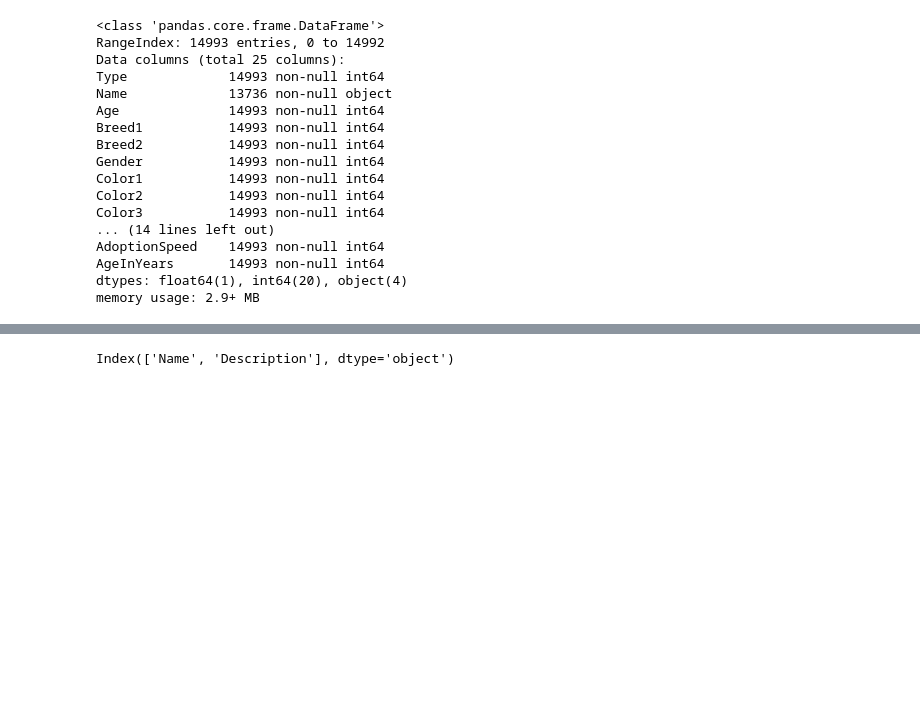
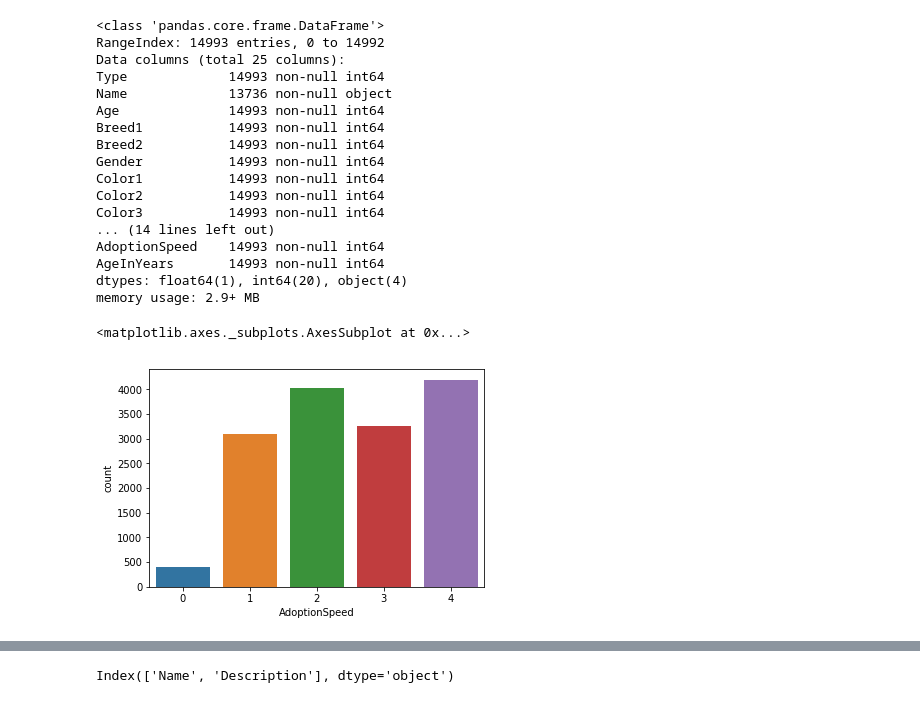
Before and after one commit to anuuu16/PetFinder, a Jupyter notebook: dataExploration.ipynb, the cells around one changed output, grey strips where cells are left out. Cells and saved outputs as stored; diff of their text form; code cells hidden in the pictures; blank space fills up the shorter version.

```diff
--- a/dataExploration.ipynb
+++ b/dataExploration.ipynb
@@ -164,3 +164,9 @@ AdoptionSpeed    14993 non-null int64
 AgeInYears       14993 non-null int64
 dtypes: float64(1), int64(20), object(4)
 memory usage: 2.9+ MB
+# %%
+sns.countplot(train.AdoptionSpeed)
+# adoptation speed count
+# %% [output]
+<matplotlib.axes._subplots.AxesSubplot at 0x...>
+[figure, added]
```
Also changed, not shown: parts of 22 cells of this notebook.
